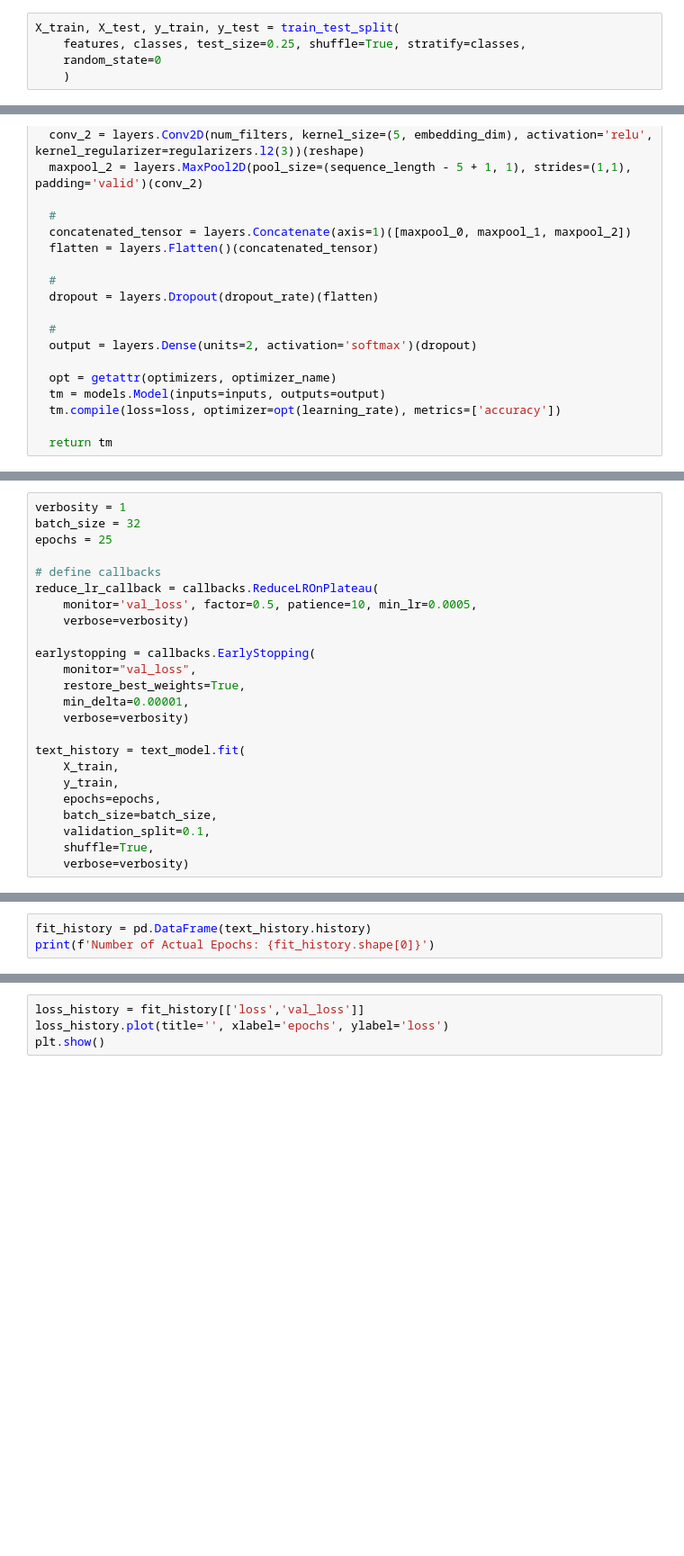
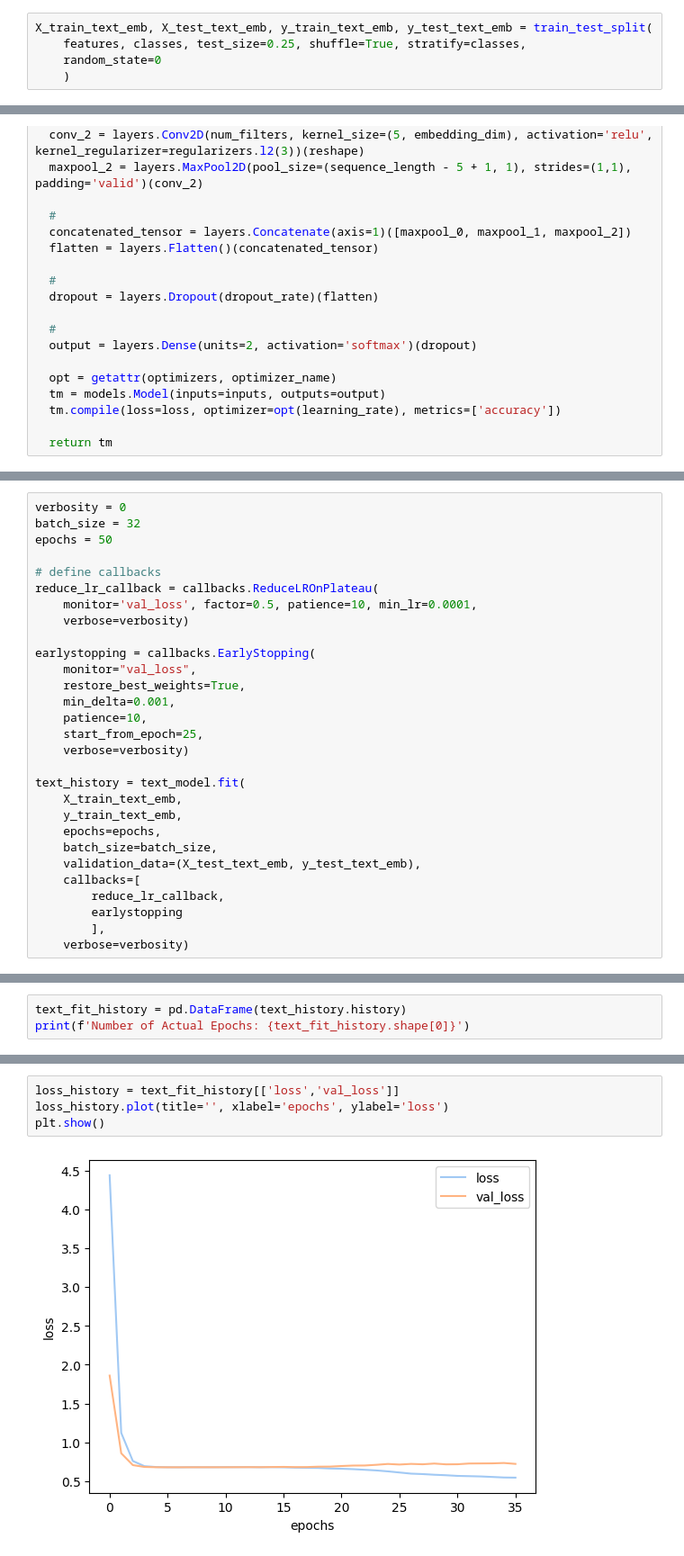
Before and after one commit to ramwtz/data-science-project, a Jupyter notebook: 911_project.ipynb, the cells around one changed output, grey strips where cells are left out. Shown at 90% size. Cells and saved outputs as stored; diff of their text form; blank space fills up the shorter version.

```diff
--- a/911_project.ipynb
+++ b/911_project.ipynb
@@ -1632,7 +1660,7 @@ classes
 # %% [markdown]
 Split to train and test:
 # %%
-X_train, X_test, y_train, y_test = train_test_split(
+X_train_text_emb, X_test_text_emb, y_train_text_emb, y_test_text_emb = train_test_split(
     features, classes, test_size=0.25, shuffle=True, stratify=classes,
     random_state=0
     )
@@ -1699,24 +1720,29 @@ plot_model(text_model, show_shapes=True, show_layer_activations=True)
 # %%
-verbosity = 1
+verbosity = 0
 batch_size = 32
-epochs = 25
+epochs = 50
 
 # define callbacks
 reduce_lr_callback = callbacks.ReduceLROnPlateau(
-    monitor='val_loss', factor=0.5, patience=10, min_lr=0.0005,
+    monitor='val_loss', factor=0.5, patience=10, min_lr=0.0001,
     verbose=verbosity)
 
 earlystopping = callbacks.EarlyStopping(
     monitor="val_loss",
     restore_best_weights=True,
-    min_delta=0.00001,
+    min_delta=0.001,
+    patience=10,
+    start_from_epoch=25,
     verbose=verbosity)
 
 text_history = text_model.fit(
-    X_train,
-    y_train,
+    X_train_text_emb,
+    y_train_text_emb,
     epochs=epochs,
     batch_size=batch_size,
-    validation_split=0.1,
-    shuffle=True,
+    validation_data=(X_test_text_emb, y_test_text_emb),
+    callbacks=[
+        reduce_lr_callback,
+        earlystopping
+        ],
     verbose=verbosity)
@@ -1723,3 +1751,3 @@ text_history = text_model.fit(
 # %%
-fit_history = pd.DataFrame(text_history.history)
-print(f'Number of Actual Epochs: {fit_history.shape[0]}')
+text_fit_history = pd.DataFrame(text_history.history)
+print(f'Number of Actual Epochs: {text_fit_history.shape[0]}')
@@ -1726,4 +1761,6 @@ print(f'Number of Actual Epochs: {fit_history.shape[0]}')
 # %%
-loss_history = fit_history[['loss','val_loss']]
+loss_history = text_fit_history[['loss','val_loss']]
 loss_history.plot(title='', xlabel='epochs', ylabel='loss')
 plt.show()
+# %% [output]
+[figure, added]
```
Also changed, not shown: parts of 37 cells of this notebook.
